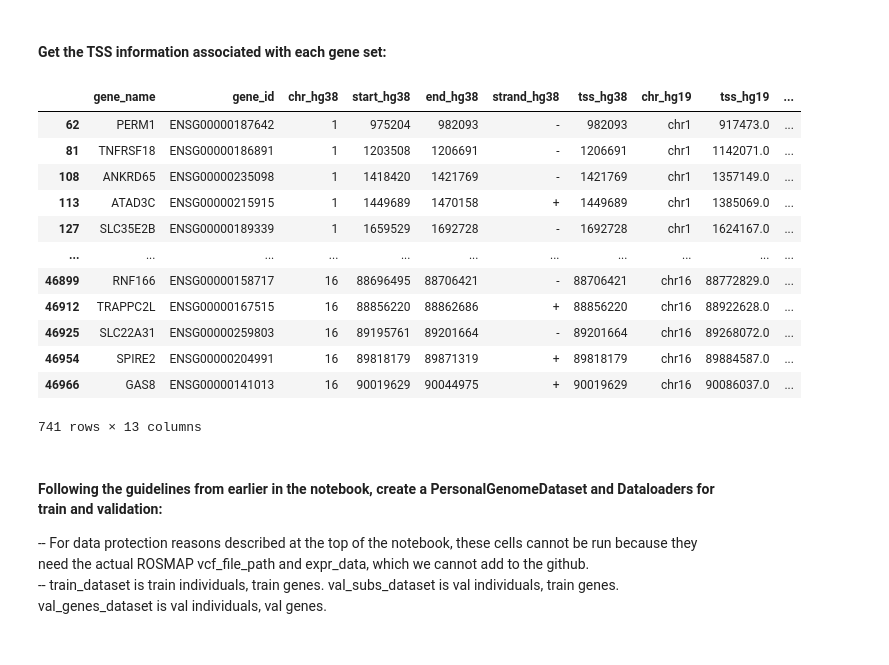
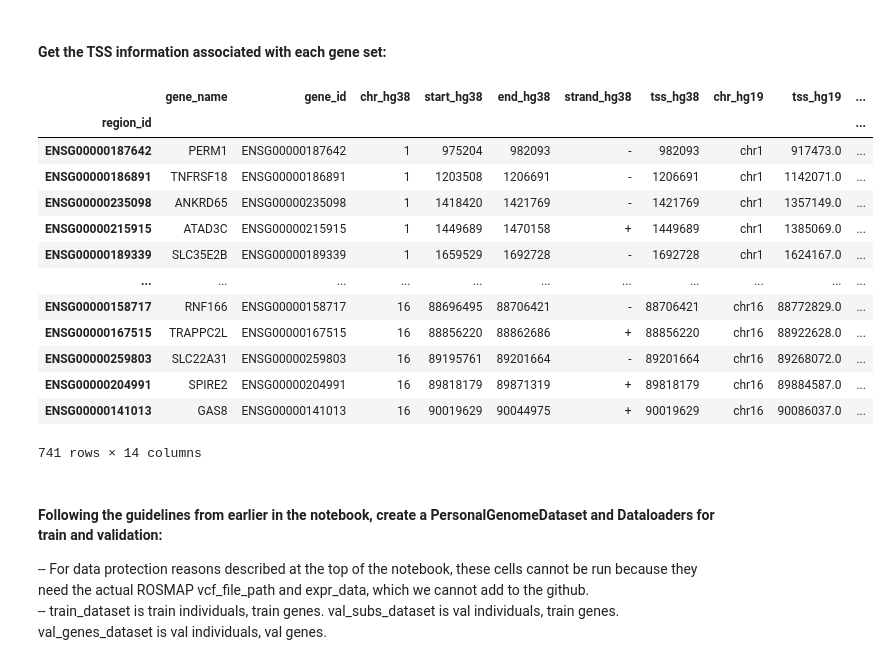
Before and after one commit to mostafavilabuw/SAGEnet, a Jupyter notebook: example_notebooks/example_usage.ipynb, the cells around one changed output. Saved outputs shown, nothing was run; the diff lists cells and outputs as text; code cells hidden in the pictures.

```diff
--- a/example_notebooks/example_usage.ipynb
+++ b/example_notebooks/example_usage.ipynb
@@ -174,6 +179,6 @@ predixcan_res_path=f'{base_repo_path}results_data/predixcan/rosmap_pearson_corr.
 rand_genes=0 # set to 0 because we are using "top genes" not random genes
 num_top_genes=1000 # based on predixcan ranking
 gene_idx_start=0 # use genes rank 0 -- rank 999
-gene_list = SAGEnet.tools.select_gene_set(predixcan_res_path=predixcan_res_path, rand_genes=rand_genes,num_genes=num_top_genes,gene_idx_start=gene_idx_start)
+gene_list = SAGEnet.tools.select_region_set(enet_path=predixcan_res_path, rand_regions=rand_genes,num_regions=num_top_genes,region_idx_start=gene_idx_start)
 print(gene_list.shape)
 # %% [output]
@@ -193,25 +198,25 @@ selecting train/val/test gene sets based on chromosome split
 (117,)
 # %% [markdown]
 #### Get the TSS information associated with each gene set:
-# %%
-gene_meta_info = pd.read_csv(tss_data_path, sep="\t")
-train_gene_meta=gene_meta_info[gene_meta_info['ensg'].isin(train_gene_list)]
-val_gene_meta=gene_meta_info[gene_meta_info['ensg'].isin(val_gene_list)]
-train_gene_meta
-# %% [output]
-|  | gene_name | gene_id | chr_hg38 | start_hg38 | end_hg38 | strand_hg38 | tss_hg38 | chr_hg19 | tss_hg19 | ... |
-| 62 | PERM1 | ENSG00000187642 | 1 | 975204 | 982093 | - | 982093 | chr1 | 917473.0 | ... |
-| 81 | TNFRSF18 | ENSG00000186891 | 1 | 1203508 | 1206691 | - | 1206691 | chr1 | 1142071.0 | ... |
-| 108 | ANKRD65 | ENSG00000235098 | 1 | 1418420 | 1421769 | - | 1421769 | chr1 | 1357149.0 | ... |
-| 113 | ATAD3C | ENSG00000215915 | 1 | 1449689 | 1470158 | + | 1449689 | chr1 | 1385069.0 | ... |
-| 127 | SLC35E2B | ENSG00000189339 | 1 | 1659529 | 1692728 | - | 1692728 | chr1 | 1624167.0 | ... |
-| ... | ... | ... | ... | ... | ... | ... | ... | ... | ... | ... |
-| 46899 | RNF166 | ENSG00000158717 | 16 | 88696495 | 88706421 | - | 88706421 | chr16 | 88772829.0 | ... |
-| 46912 | TRAPPC2L | ENSG00000167515 | 16 | 88856220 | 88862686 | + | 88856220 | chr16 | 88922628.0 | ... |
-| 46925 | SLC22A31 | ENSG00000259803 | 16 | 89195761 | 89201664 | - | 89201664 | chr16 | 89268072.0 | ... |
-| 46954 | SPIRE2 | ENSG00000204991 | 16 | 89818179 | 89871319 | + | 89818179 | chr16 | 89884587.0 | ... |
-| 46966 | GAS8 | ENSG00000141013 | 16 | 90019629 | 90044975 | + | 90019629 | chr16 | 90086037.0 | ... |
-741 rows × 13 columns
+# %%
+train_gene_meta=gene_meta_info.loc[train_gene_list]
+val_gene_meta=gene_meta_info.loc[val_gene_list]
+train_gene_meta
+# %% [output]
+|  | gene_name | gene_id | chr_hg38 | start_hg38 | end_hg38 | strand_hg38 | tss_hg38 | chr_hg19 | tss_hg19 | ... |
+| region_id |  |  |  |  |  |  |  |  |  | ... |
+| ENSG00000187642 | PERM1 | ENSG00000187642 | 1 | 975204 | 982093 | - | 982093 | chr1 | 917473.0 | ... |
+| ENSG00000186891 | TNFRSF18 | ENSG00000186891 | 1 | 1203508 | 1206691 | - | 1206691 | chr1 | 1142071.0 | ... |
+| ENSG00000235098 | ANKRD65 | ENSG00000235098 | 1 | 1418420 | 1421769 | - | 1421769 | chr1 | 1357149.0 | ... |
+| ENSG00000215915 | ATAD3C | ENSG00000215915 | 1 | 1449689 | 1470158 | + | 1449689 | chr1 | 1385069.0 | ... |
+| ENSG00000189339 | SLC35E2B | ENSG00000189339 | 1 | 1659529 | 1692728 | - | 1692728 | chr1 | 1624167.0 | ... |
+| ... | ... | ... | ... | ... | ... | ... | ... | ... | ... | ... |
+| ENSG00000158717 | RNF166 | ENSG00000158717 | 16 | 88696495 | 88706421 | - | 88706421 | chr16 | 88772829.0 | ... |
+| ENSG00000167515 | TRAPPC2L | ENSG00000167515 | 16 | 88856220 | 88862686 | + | 88856220 | chr16 | 88922628.0 | ... |
+| ENSG00000259803 | SLC22A31 | ENSG00000259803 | 16 | 89195761 | 89201664 | - | 89201664 | chr16 | 89268072.0 | ... |
+| ENSG00000204991 | SPIRE2 | ENSG00000204991 | 16 | 89818179 | 89871319 | + | 89818179 | chr16 | 89884587.0 | ... |
+| ENSG00000141013 | GAS8 | ENSG00000141013 | 16 | 90019629 | 90044975 | + | 90019629 | chr16 | 90086037.0 | ... |
+741 rows × 14 columns
 # %% [markdown]
 #### Following the guidelines from earlier in the notebook, create a PersonalGenomeDataset and Dataloaders for train and validation:
 -- For data protection reasons described at the top of the notebook, these cells cannot be run because they need the actual ROSMAP vcf_file_path and expr_data, which we cannot add to the github.
```
Also changed, not shown: parts of 6 cells of this notebook, 1 other file.
